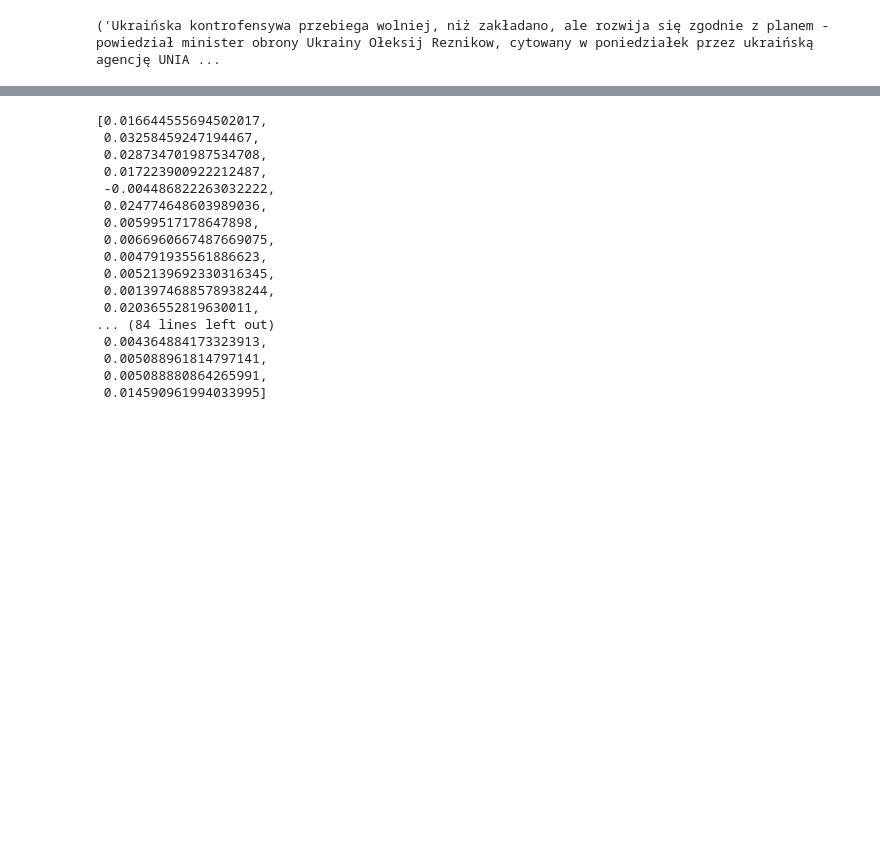
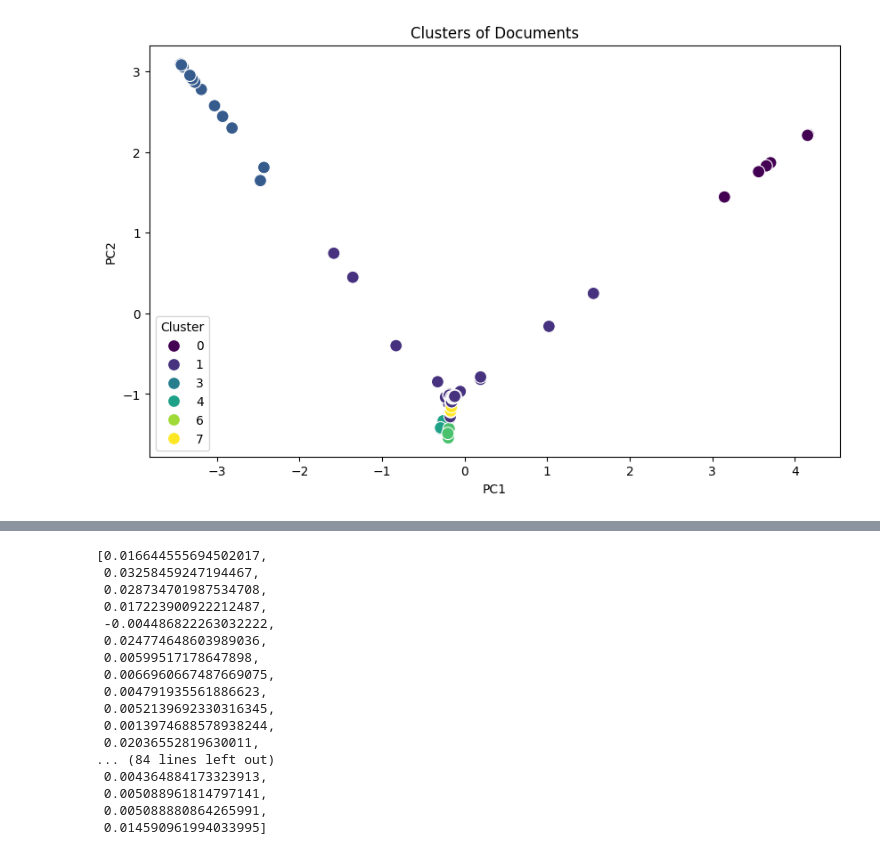
Before and after one commit to jasiu648/FindingNewsSimilarity, a Jupyter notebook: cluster_test.ipynb, the cells around one changed output, grey strips where cells are left out. Saved outputs shown, nothing was run; the diff lists cells and outputs as text; code cells hidden in the pictures; blank space fills up the shorter version.

```diff
--- a/cluster_test.ipynb
+++ b/cluster_test.ipynb
@@ -1,24 +16,9 @@
 # %%
-from clustering.Cluster import *
-
-
-# Example usage:
-# Assuming you have a list of documents and you want to cluster them based on TF-IDF similarity
-
-# Example documents
-documents = [
-    "This is the first document.",
-    "This document is the second document.",
-    "And this is the third one.",
-    "Is this the first document?",
-]
-
-clustering = KMeansCluster()
-
+kmeans = KMeansCluster()
 # Perform KMeans clustering
-cluster_assignments = clustering.create_clusters(tfidf_matrix, 3)
+cluster_assignments = kmeans.create_clusters(matrix, 8)
 
 # Print the cluster assignments for each document
-for res, cluster in zip(result, cluster_assignments):
-    print(f"Document: {res[1:10]}\nCluster: {cluster}\n")
+for res, cluster in zip(corpus, cluster_assignments):
+    print(f"Document: {res[0:100]}\nCluster: {cluster}\n")
 # %% [output]
@@ -62,4 +41,0 @@ rows = cursor.fetchall()
-# %%
-print(rows[0])
-# %% [output]
-('Ukraińska kontrofensywa przebiega wolniej, niż zakładano, ale rozwija się zgodnie z planem - powiedział minister obrony Ukrainy Ołeksij Reznikow, cytowany w poniedziałek przez ukraińską agencję UNIA ...
@@ -68,0 +42,23 @@ result = [row[0] for row in rows[0:100]] + [row[1] for row in rows[0:100]]
+# %%
+from sklearn.decomposition import PCA
+import seaborn as sns
+
+pca = PCA(n_components=2, random_state=42)
+tfidf_matrix_2d = pca.fit_transform(matrix)
+
+# Create a DataFrame for plotting
+import pandas as pd
+df = pd.DataFrame({
+    'Document': corpus,
+    'Cluster': cluster_assignments,
+    'PC1': tfidf_matrix_2d[:, 0],
+    'PC2': tfidf_matrix_2d[:, 1]
+})
+
+# Plot the clusters
+plt.figure(figsize=(10, 6))
+sns.scatterplot(x='PC1', y='PC2', hue='Cluster', data=df, palette='viridis', s=100)
+plt.title('Clusters of Documents')
+plt.show()
+# %% [output]
+[figure, added]
```
Also changed, not shown: parts of 11 cells of this notebook, 15 other files.
